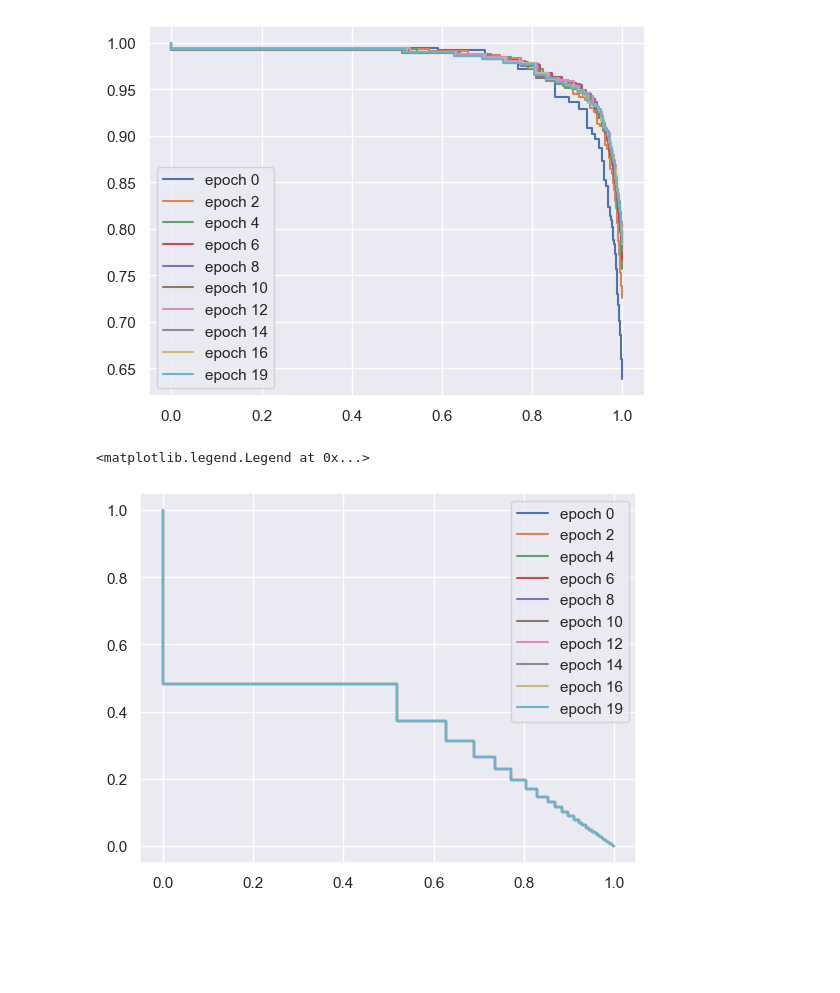
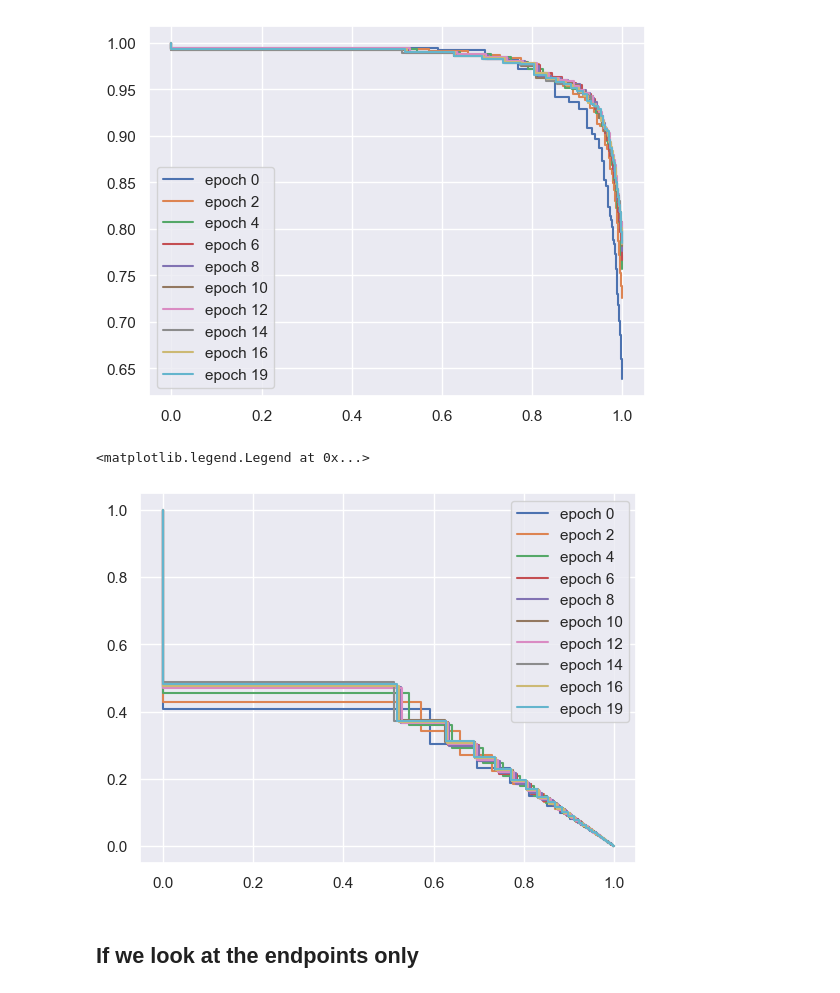
Before and after one commit to uililo/cumulative-residual-variance, a Jupyter notebook: quantitative-orthogonality-measure.ipynb, the cells around one changed output. Saved outputs shown, nothing was run; the diff lists cells and outputs as text; code cells hidden in the pictures; blank space fills up the shorter version.

```diff
--- a/quantitative-orthogonality-measure.ipynb
+++ b/quantitative-orthogonality-measure.ipynb
@@ -181,9 +181,11 @@ plt.legend()
 <matplotlib.legend.Legend at 0x...>
 [figure]
 # %%
-for e in epochs:
-    plt.step(spk_var,1-spk_var,label='epoch %s'%str(e))
+for i, e in enumerate(epochs):
+    plt.step(spk_var_epochs[i],1-spk_var_epochs[i],label='epoch %s'%str(e))
 plt.legend()
 # %% [output]
 <matplotlib.legend.Legend at 0x...>
-[figure, old version]
+[figure, new version]
+# %% [markdown]
+## If we look at the endpoints only
```
Also changed, not shown: parts of 1 cell of this notebook.
